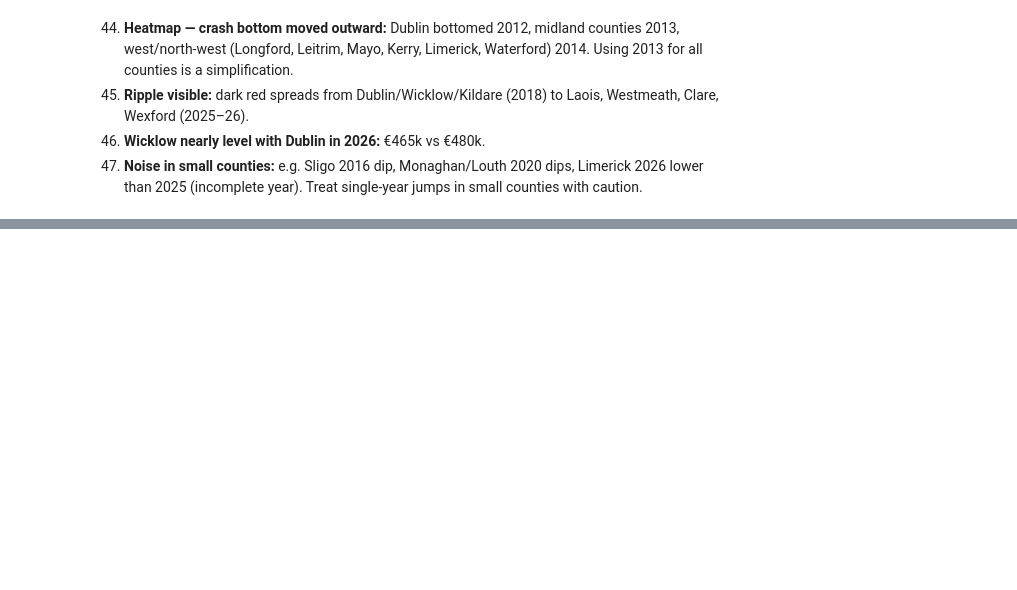
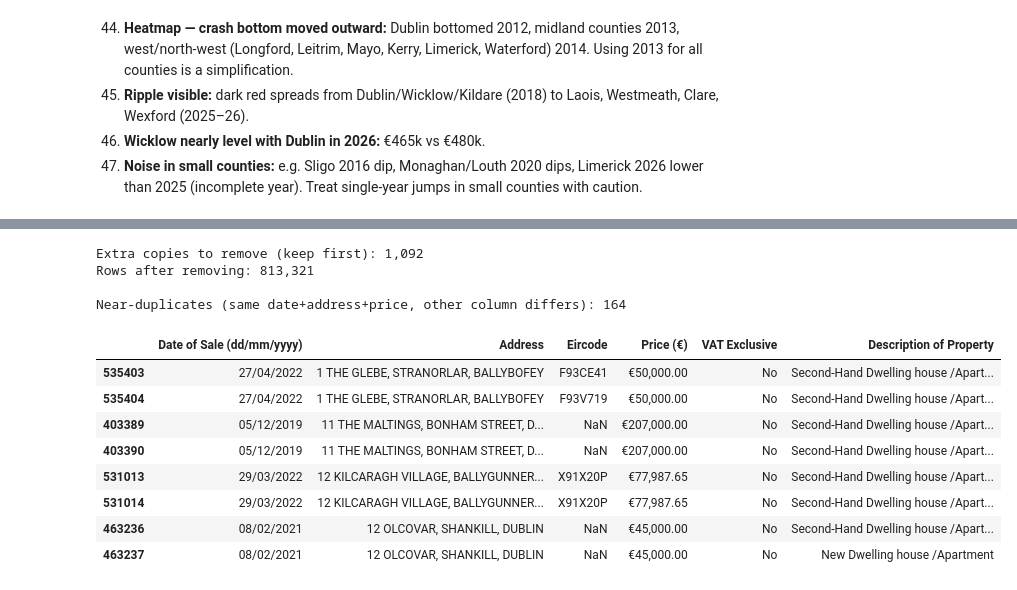
Before and after one commit to Vityarubbasiri/irish-housing-agent, a Jupyter notebook: notebooks/01_explore_ppr.ipynb, the cells around one changed output, grey strips where cells are left out. Cells and saved outputs as stored; diff of their text form; code cells hidden in the pictures; blank space fills up the shorter version.

```diff
--- a/notebooks/01_explore_ppr.ipynb
+++ b/notebooks/01_explore_ppr.ipynb
@@ -402,0 +429,24 @@ Longford        60,000      185,000       208
+# %%
+extra_copies = df.duplicated(subset=original_cols, keep="first").sum()
+print(f"Extra copies to remove (keep first): {extra_copies:,}")
+print(f"Rows after removing: {len(df) - extra_copies:,}")
+
+near = key_dupes & ~exact_dupes
+print(f"\nNear-duplicates (same date+address+price, other column differs): {near.sum():,}")
+df[near].sort_values(["Address", "Date of Sale (dd/mm/yyyy)"])[
+    ["Date of Sale (dd/mm/yyyy)", "Address", "Eircode", "Price (€)", "VAT Exclusive", "Description of Property"]
+].head(8)
+# %% [output]
+Extra copies to remove (keep first): 1,092
+Rows after removing: 813,321
+
+Near-duplicates (same date+address+price, other column differs): 164
+|  | Date of Sale (dd/mm/yyyy) | Address | Eircode | Price (€) | VAT Exclusive | Description of Property |
+| 535403 | 27/04/2022 | 1 THE GLEBE, STRANORLAR, BALLYBOFEY | F93CE41 | €50,000.00 | No | Second-Hand Dwelling house /Apart... |
+| 535404 | 27/04/2022 | 1 THE GLEBE, STRANORLAR, BALLYBOFEY | F93V719 | €50,000.00 | No | Second-Hand Dwelling house /Apart... |
+| 403389 | 05/12/2019 | 11 THE MALTINGS, BONHAM STREET, D... | NaN | €207,000.00 | No | Second-Hand Dwelling house /Apart... |
+| 403390 | 05/12/2019 | 11 THE MALTINGS, BONHAM STREET, D... | NaN | €207,000.00 | No | Second-Hand Dwelling house /Apart... |
+| 531013 | 29/03/2022 | 12 KILCARAGH VILLAGE, BALLYGUNNER... | X91X20P | €77,987.65 | No | Second-Hand Dwelling house /Apart... |
+| 531014 | 29/03/2022 | 12 KILCARAGH VILLAGE, BALLYGUNNER... | X91X20P | €77,987.65 | No | Second-Hand Dwelling house /Apart... |
+| 463236 | 08/02/2021 | 12 OLCOVAR, SHANKILL, DUBLIN | NaN | €45,000.00 | No | Second-Hand Dwelling house /Apart... |
+| 463237 | 08/02/2021 | 12 OLCOVAR, SHANKILL, DUBLIN | NaN | €45,000.00 | No | New Dwelling house /Apartment |
```
Also changed, not shown: parts of 15 cells of this notebook.
